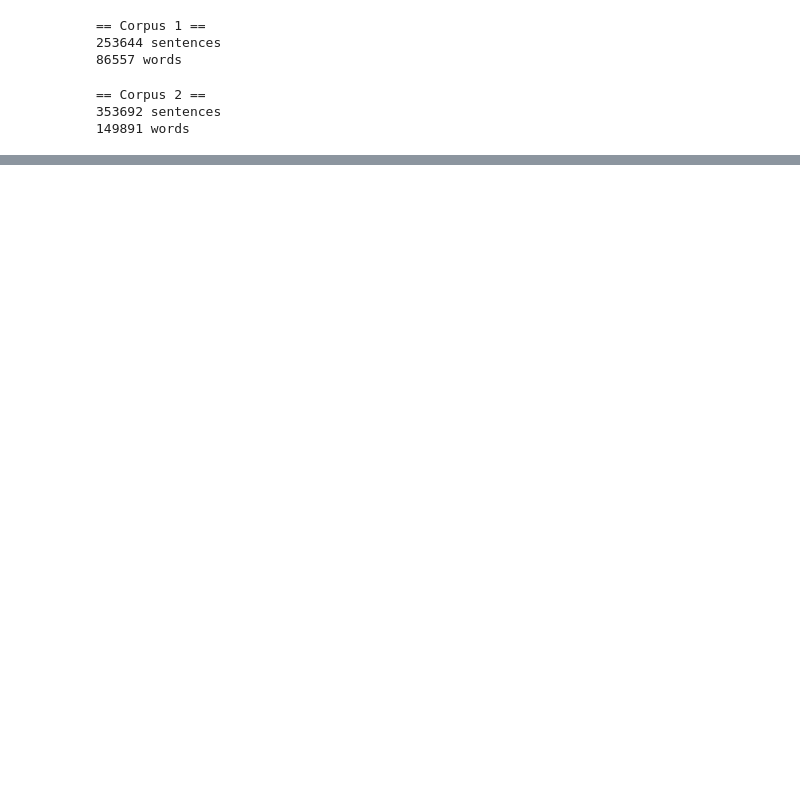
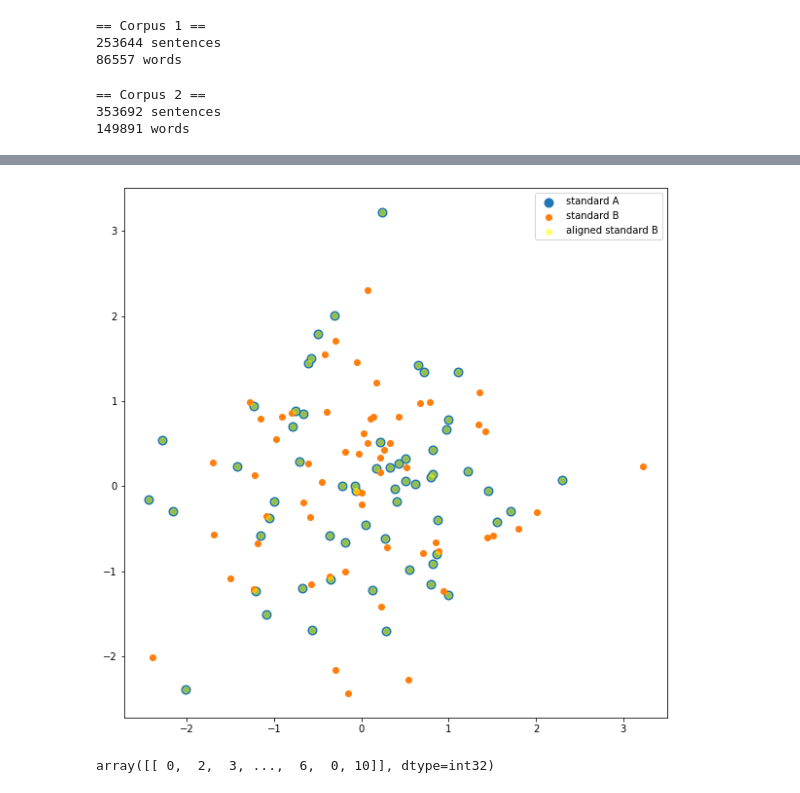
Before and after one commit to blietard/LexSemChange, a Jupyter notebook: static.ipynb, the cells around one changed output, grey strips where cells are left out. Cells and saved outputs as stored; diff of their text form; code cells hidden in the pictures; blank space fills up the shorter version.

```diff
--- a/static.ipynb
+++ b/static.ipynb
@@ -53,0 +224,25 @@ sc.spatial.distance.cosine(ppmi1['he'],ppmi2['he'])
+# %%
+A_std = standardize(A)
+B_std = standardize(B)
+
+ab_align = OrthogProcrustAlign(A_std,B_std)
+C = B_std.dot(ab_align)
+
+fig = plt.figure(figsize=(10,10))
+ax = fig.add_subplot(111)
+# ax.set_xlim((-3,10))
+# ax.set_ylim((-3,10))
+fig.patch.set_facecolor('white')
+ax.set_facecolor('white')
+ax.scatter(A_std.T[0],A_std.T[1],lw=4,label='standard A')
+ax.scatter(B_std.T[0],B_std.T[1],label='standard B')
+ax.scatter(C.T[0],C.T[1],lw=1,alpha=0.5,c='yellow', label='aligned standard B')
+
+plt.legend()
+plt.show()
+# %% [output]
+[figure, added]
+# %%
+counts_matrix1['the'].toarray()
+# %% [output]
+array([[ 0,  2,  3, ...,  6,  0, 10]], dtype=int32)
```
Also changed, not shown: parts of 29 cells of this notebook, 8 other files.
